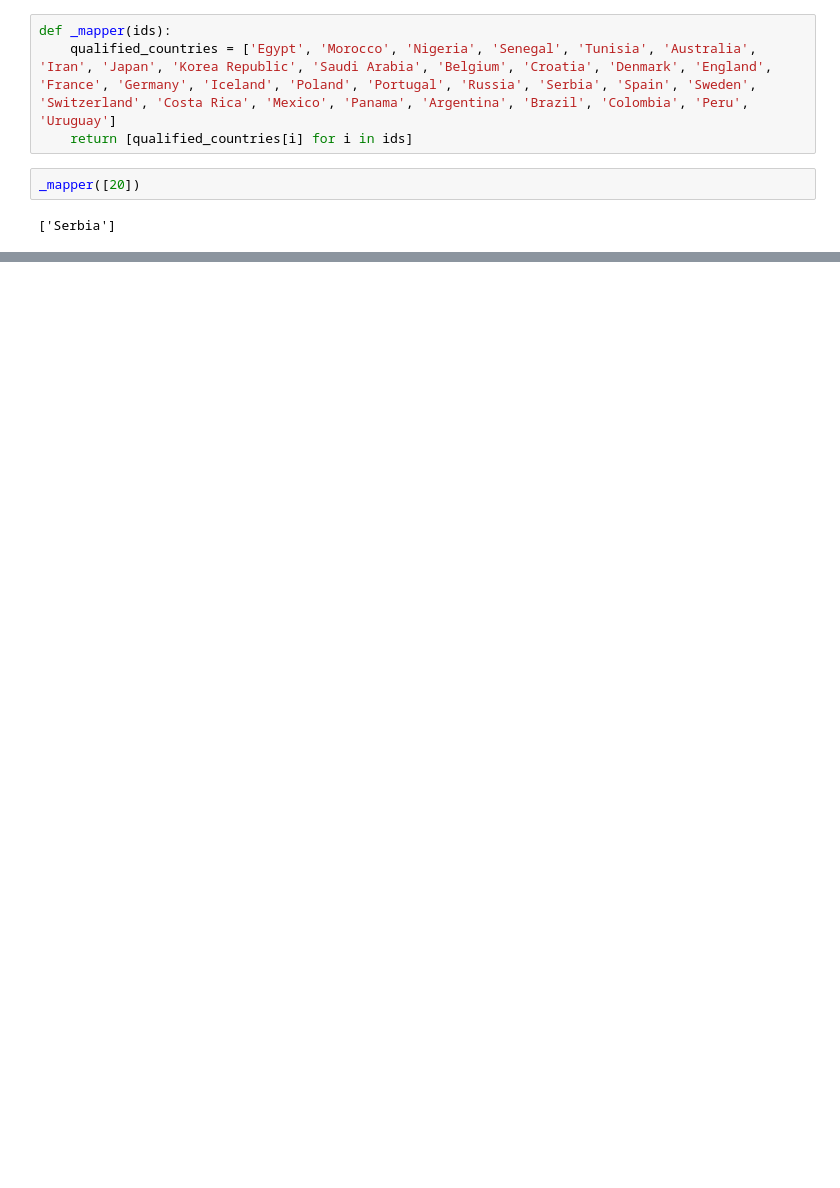
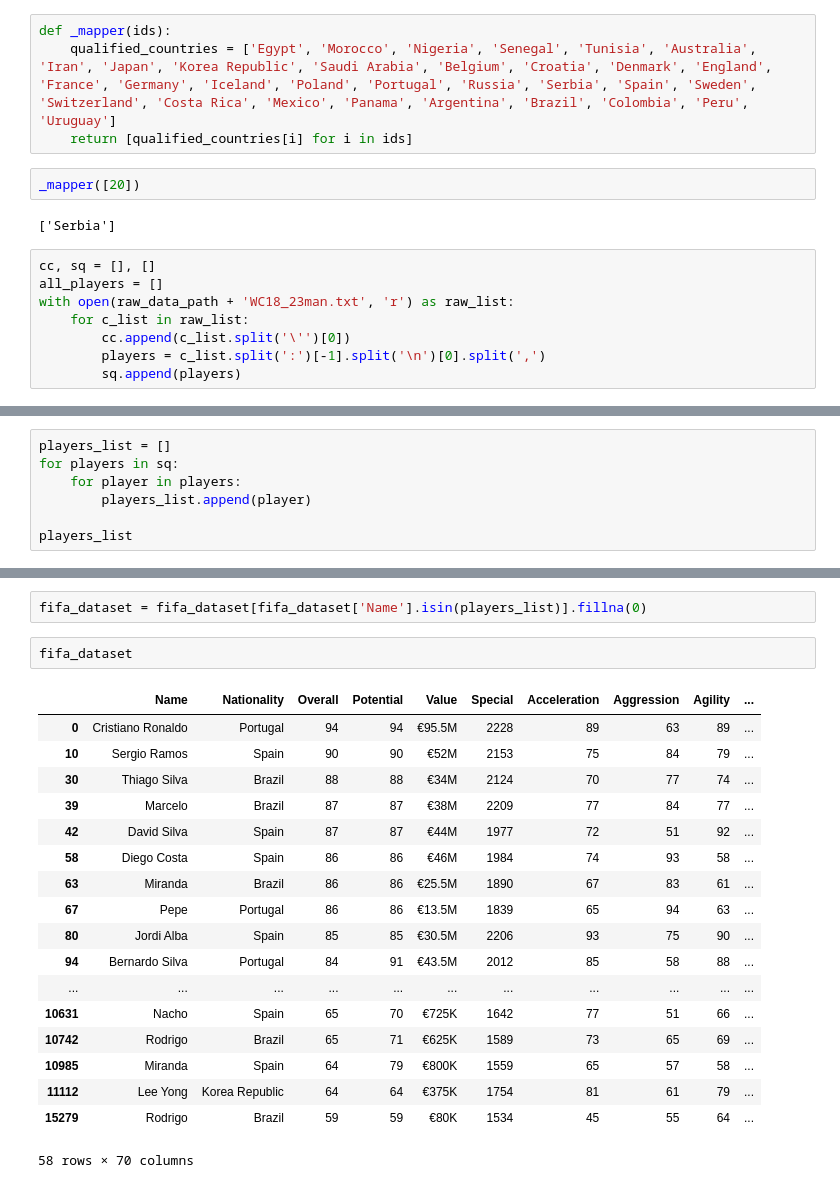
Before and after one commit to puchiha/fifa-wc-2018-bayesian, a Jupyter notebook: preprocess.ipynb, the cells around one changed output, grey strips where cells are left out. Drawn from its saved outputs; the diff is of its cells as text; blank space fills up the shorter version.

```diff
--- a/preprocess.ipynb
+++ b/preprocess.ipynb
@@ -177,3 +185,11 @@ def _mapper(ids):
 _mapper([20])
 # %% [output]
 ['Serbia']
+# %%
+cc, sq = [], []
+all_players = []
+with open(raw_data_path + 'WC18_23man.txt', 'r') as raw_list:
+    for c_list in raw_list:
+        cc.append(c_list.split('\'')[0])
+        players = c_list.split(':')[-1].split('\n')[0].split(',')
+        sq.append(players)
@@ -179,0 +216,7 @@ _mapper([20])
+# %%
+players_list = []
+for players in sq:
+    for player in players:
+        players_list.append(player)
+
+players_list
@@ -179,0 +241,23 @@ _mapper([20])
+# %%
+fifa_dataset = fifa_dataset[fifa_dataset['Name'].isin(players_list)].fillna(0)
+# %%
+fifa_dataset
+# %% [output]
+|  | Name | Nationality | Overall | Potential | Value | Special | Acceleration | Aggression | Agility | ... |
+| 0 | Cristiano Ronaldo | Portugal | 94 | 94 | €95.5M | 2228 | 89 | 63 | 89 | ... |
+| 10 | Sergio Ramos | Spain | 90 | 90 | €52M | 2153 | 75 | 84 | 79 | ... |
+| 30 | Thiago Silva | Brazil | 88 | 88 | €34M | 2124 | 70 | 77 | 74 | ... |
+| 39 | Marcelo | Brazil | 87 | 87 | €38M | 2209 | 77 | 84 | 77 | ... |
+| 42 | David Silva | Spain | 87 | 87 | €44M | 1977 | 72 | 51 | 92 | ... |
+| 58 | Diego Costa | Spain | 86 | 86 | €46M | 1984 | 74 | 93 | 58 | ... |
+| 63 | Miranda | Brazil | 86 | 86 | €25.5M | 1890 | 67 | 83 | 61 | ... |
+| 67 | Pepe | Portugal | 86 | 86 | €13.5M | 1839 | 65 | 94 | 63 | ... |
+| 80 | Jordi Alba | Spain | 85 | 85 | €30.5M | 2206 | 93 | 75 | 90 | ... |
+| 94 | Bernardo Silva | Portugal | 84 | 91 | €43.5M | 2012 | 85 | 58 | 88 | ... |
+| ... | ... | ... | ... | ... | ... | ... | ... | ... | ... | ... |
+| 10631 | Nacho | Spain | 65 | 70 | €725K | 1642 | 77 | 51 | 66 | ... |
+| 10742 | Rodrigo | Brazil | 65 | 71 | €625K | 1589 | 73 | 65 | 69 | ... |
+| 10985 | Miranda | Spain | 64 | 79 | €800K | 1559 | 65 | 57 | 58 | ... |
+| 11112 | Lee Yong | Korea Republic | 64 | 64 | €375K | 1754 | 81 | 61 | 79 | ... |
+| 15279 | Rodrigo | Brazil | 59 | 59 | €80K | 1534 | 45 | 55 | 64 | ... |
+58 rows × 70 columns
```
Also changed, not shown: parts of 6 cells of this notebook, 8 other files.
